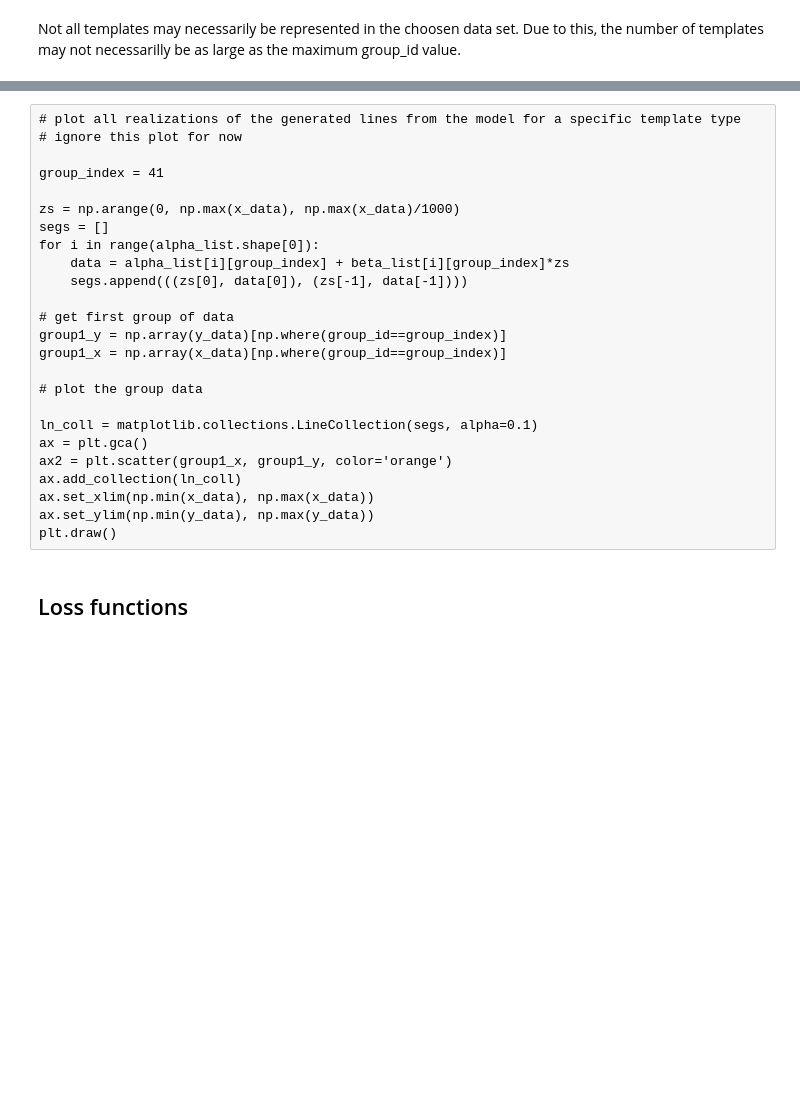
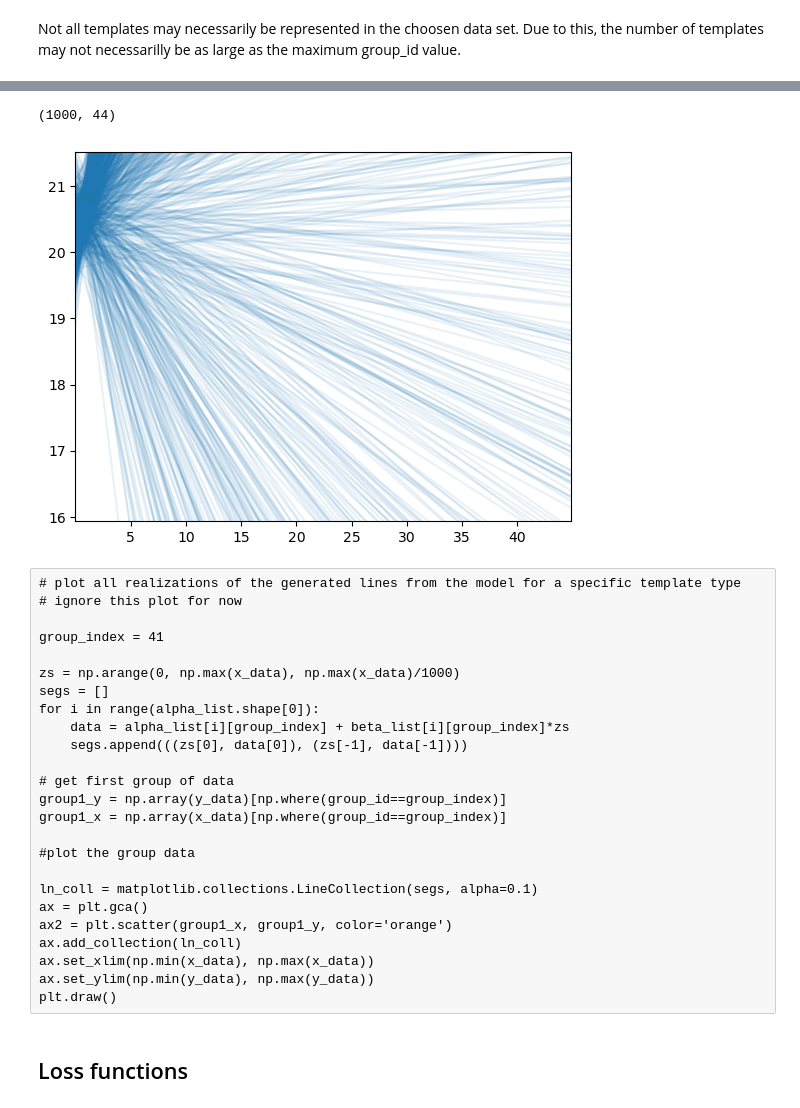
Before and after one commit to bingyanliang/stat-775-final, a Jupyter notebook: hierarchical-regression/regression-model.ipynb, the cells around one changed output, grey strips where cells are left out. Saved outputs shown, nothing was run; the diff lists cells and outputs as text; code cells hidden in the pictures; blank space fills up the shorter version.

```diff
--- a/hierarchical-regression/regression-model.ipynb
+++ b/hierarchical-regression/regression-model.ipynb
@@ -62,13 +59,13 @@ Run the following relationships in the model (y vs x):
 - Magnitude vs z (unlikely but worth a shot)
 # %%
 # easy way to change the data to run on ONLY CHANGE IT HERE
-x_data = mag_sersic
-y_data = m20
+x_data = min_chi_z
+y_data = mag_sersic
 
 # change labels for plots and accessing from dataframes
 # NOTE: string must be the same as a column from data_all in order to access the dataframe later
-x_label = "mag_sersic_i"
-y_label = "m20_i"
+x_label = "minchi2"
+y_label = "mag_sersic_i"
 
 # name the folder in the repo to save plots in. folder must exist already
 folder_name = "saved-plots/"
@@ -122,6 +120,34 @@ alpha_list = sample.stan_variable("alpha")
 beta_list = sample.stan_variable("beta")
 # %%
 print(alpha_list.shape)
+# %% [output]
+(1000, 44)
+# %%
+# plot all realizations of the generated lines from the model for a specific template type
+# ignore this plot for now
+
+group_index = 41
+
+zs = np.arange(0, np.max(x_data), np.max(x_data)/1000)
+segs = []
+for i in range(alpha_list.shape[0]):
+    data = alpha_list[i][group_index] + beta_list[i][group_index]*zs
+    segs.append(((zs[0], data[0]), (zs[-1], data[-1])))
+
+# get first group of data
+group1_y = np.array(y_data)[np.where(group_id==group_index)]
+group1_x = np.array(x_data)[np.where(group_id==group_index)]
+
+#plot the group data
+ln_coll = matplotlib.collections.LineCollection(segs, alpha=0.1)
+ax = plt.gca()
+ax2 = plt.scatter(group1_x, group1_y, color='orange')
+ax.add_collection(ln_coll)
+ax.set_xlim(np.min(x_data), np.max(x_data))
+ax.set_ylim(np.min(y_data), np.max(y_data))
+plt.draw()
+# %% [output]
+[figure, added]
 # %% [raw]
 # plot all realizations of the generated lines from the model for a specific template type
 # ignore this plot for now
@@ -138,7 +164,7 @@ for i in range(alpha_list.shape[0]):
 group1_y = np.array(y_data)[np.where(group_id==group_index)]
 group1_x = np.array(x_data)[np.where(group_id==group_index)]
 
-# plot the group data
+#plot the group data
 
 ln_coll = matplotlib.collections.LineCollection(segs, alpha=0.1)
 ax = plt.gca()
```
Also changed, not shown: parts of 5 cells of this notebook, 1 other file.
